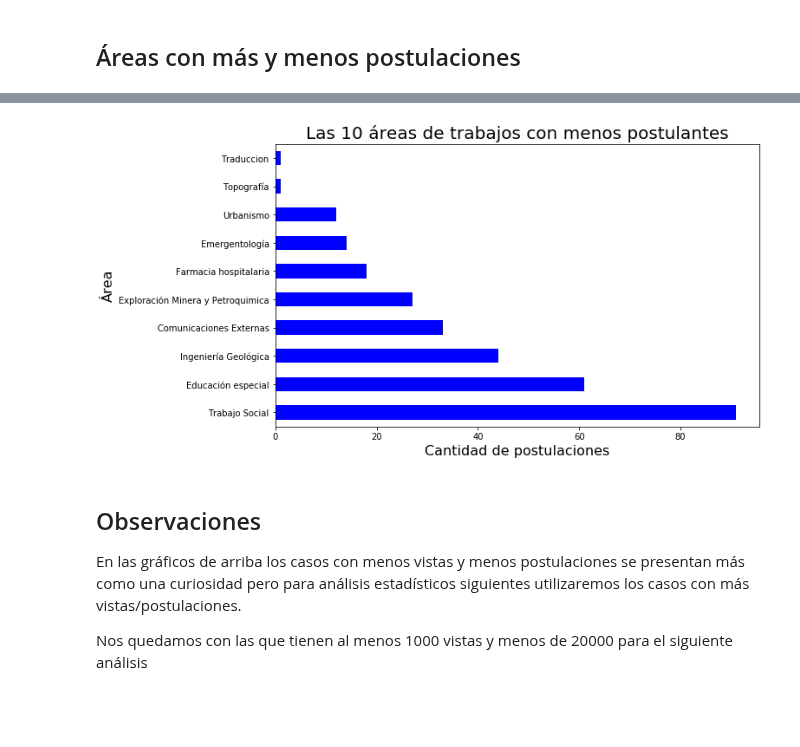
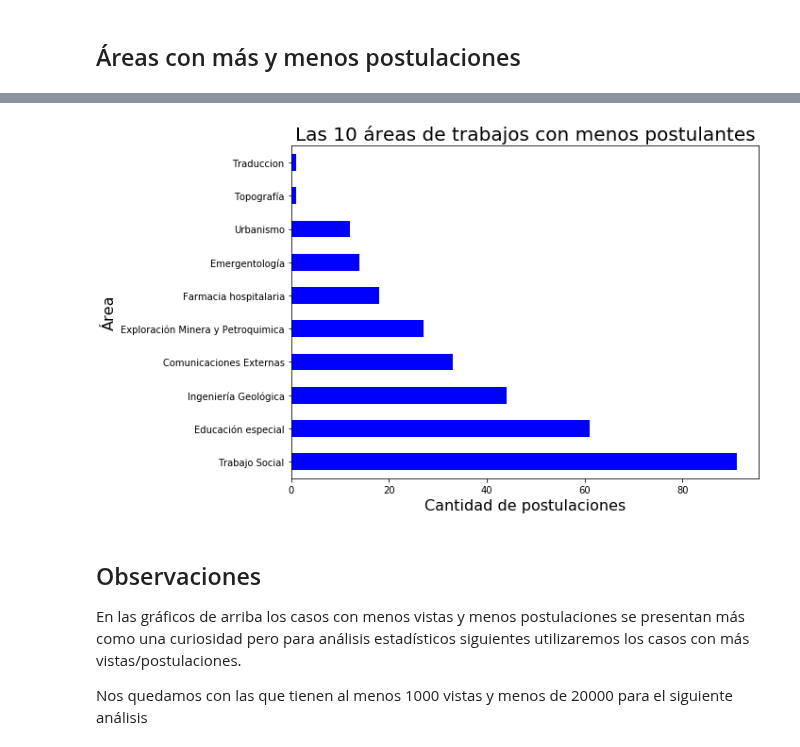
Before and after one commit to felipegonzalez2112/tp-organizacion-datos-2018, a Jupyter notebook: Exploracion 1.ipynb, the cells around one changed output, grey strips where cells are left out. Saved outputs shown, nothing was run; the diff lists cells and outputs as text; code cells hidden in the pictures; blank space fills up the shorter version.

```diff
--- a/Exploracion 1.ipynb
+++ b/Exploracion 1.ipynb
@@ -540,13 +543,14 @@ plt.savefig('areas_mas_postuladas')
 # %%
 areas_menos_postuladas = avisos_con_postulaciones.groupby('nombre_area').count()['idpostulante'].sort_values(ascending=True)[0:10].sort_values(ascending=False)
 areas_menos_postuladas.plot(kind='barh', figsize=(10,6), color='blue', );
 
 plt.title('Las 10 áreas de trabajos con menos postulantes', fontsize=20);
 plt.ylabel('Área', fontsize=16);
 plt.xlabel('Cantidad de postulaciones', fontsize=16)
+plt.tight_layout()
 plt.savefig('areas_menos_postuladas')
 # %% [output]
-[figure, old version]
+[figure, new version]
 # %% [markdown]
 ## Observaciones
 En las gráficos de arriba los casos con menos vistas y menos postulaciones se presentan más como una curiosidad pero para análisis estadísticos siguientes utilizaremos los casos con más vistas/postulaciones.
```
Also changed, not shown: parts of 4 cells of this notebook.
